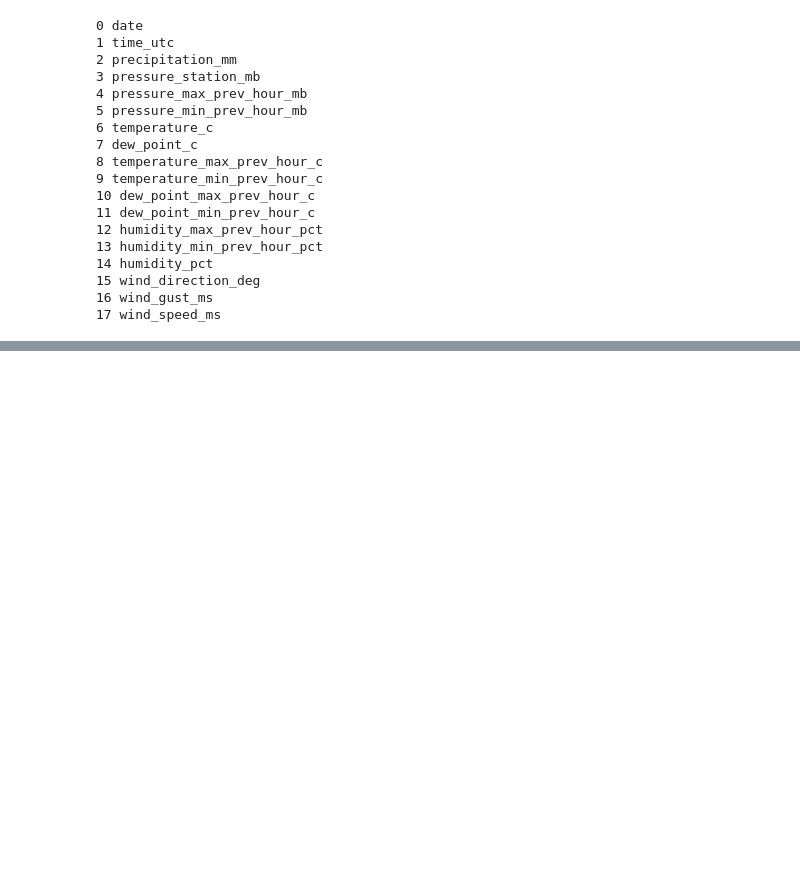
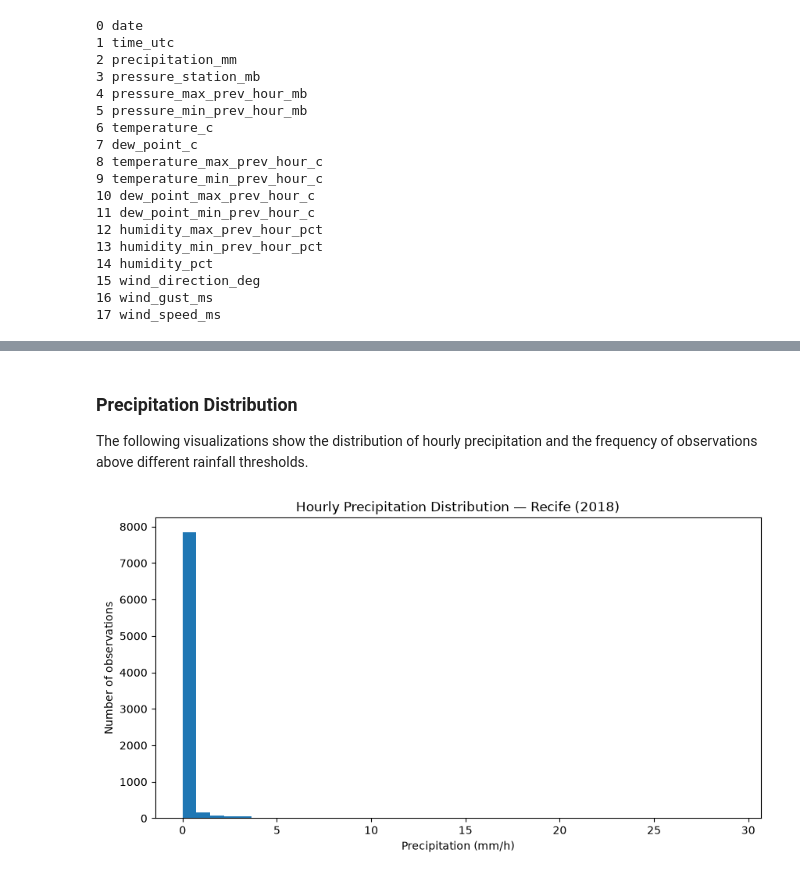
Before and after one commit to LuisGabriel-A/recife-rain-nowcasting-ml, a Jupyter notebook: notebooks/01_data_audit.ipynb, the cells around one changed output, grey strips where cells are left out. Drawn from its saved outputs; the diff is of its cells as text; code cells hidden in the pictures; blank space fills up the shorter version.

```diff
--- a/notebooks/01_data_audit.ipynb
+++ b/notebooks/01_data_audit.ipynb
@@ -288,0 +369,13 @@ df_clean.head()
+# %%
+df_clean["datetime_utc"] = pd.to_datetime(
+    df_clean["date"].astype(str)
+    + " "
+    + df_clean["time_utc"].astype(str),
+    format="%Y-%m-%d %H:%M",
+    errors="coerce",
+    utc=True
+)
+
+df_clean[
+    ["date", "time_utc", "datetime_utc"]
+].head()
@@ -288,0 +407,17 @@ df_clean.head()
+# %%
+df_clean = df_clean.sort_values("datetime_utc").copy()
+
+df_clean["gap_hours"] = (
+    df_clean["datetime_utc"]
+    .diff()
+    .dt.total_seconds()
+    .div(3600)
+)
+
+temporal_gaps = df_clean[
+    df_clean["gap_hours"] > 1
+][
+    ["datetime_utc", "gap_hours"]
+]
+
+temporal_gaps
@@ -288,0 +570,19 @@ df_clean.head()
+# %% [markdown]
+### Precipitation Distribution
+
+The following visualizations show the distribution of hourly precipitation and the frequency of observations above different rainfall thresholds.
+# %%
+plt.figure(figsize=(10, 5))
+
+plt.hist(
+    df_clean["precipitation_mm"],
+    bins=40
+)
+
+plt.title("Hourly Precipitation Distribution — Recife (2018)")
+plt.xlabel("Precipitation (mm/h)")
+plt.ylabel("Number of observations")
+
+plt.show()
+# %% [output]
+[figure, added]
```
Also changed, not shown: parts of 26 cells of this notebook.
